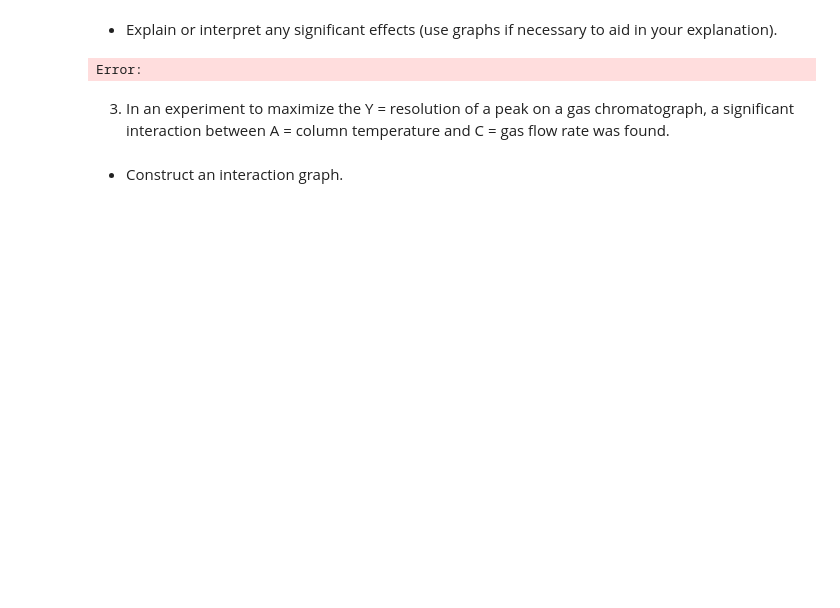
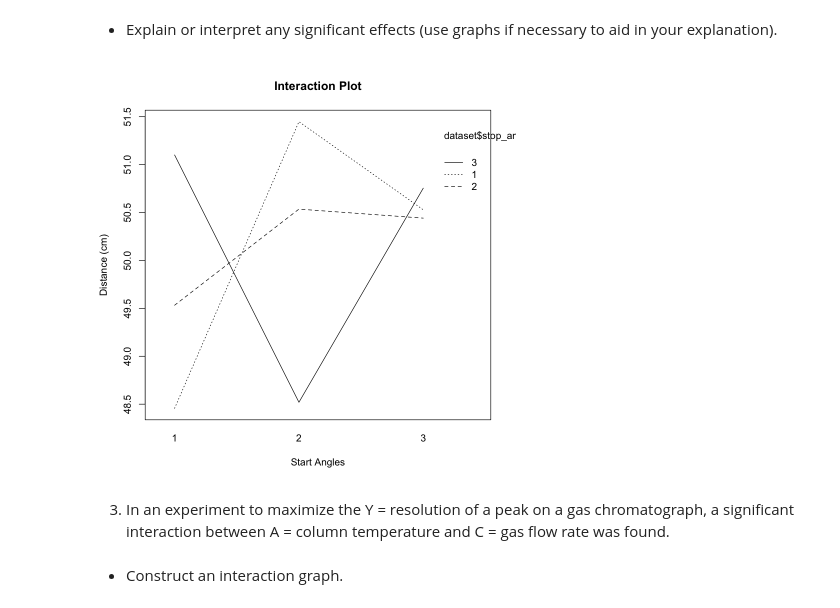
Before and after one commit to SandovalAguilar/estadistica, a Jupyter notebook: ejercicios_r/anova.ipynb, the cells around one changed output. Cells and saved outputs as stored; diff of their text form; code cells hidden in the pictures; blank space fills up the shorter version.

```diff
--- a/ejercicios_r/anova.ipynb
+++ b/ejercicios_r/anova.ipynb
@@ -88,13 +119,13 @@ Error:
 # %% [markdown]
 - If a catapult is available, conduct the list of experiments you wrote in part (b).
 # %%
-# Create a vector with random distances
+# Create a vector with random distances that follow a normal distribution
 set.seed(100)
-distance <- runif(18, min = 20, max = 100)
+distances <- rnorm(18, mean = 50, sd = sqrt(12))
 
 # Create a dataframe with the factors
 dataset <- data.frame(
-  distance = distance,
+  distances = distances,
   start_angles = randomize_design[1],
   stop_angles = randomize_design[2]
 )
@@ -138,13 +195,13 @@ Error:
 - Explain or interpret any significant effects (use graphs if necessary to aid in your explanation).
 # %%
 # Interaction plot
-interaction.plot(dataset$start_angles, dataset$stop_angles, dataset$distance, # nolint: line_length_linter.
+interaction.plot(dataset$start_angles, dataset$stop_angles, dataset$distances, # nolint: line_length_linter.
                  main = "Interaction Plot",
                  xlab = "Start Angles",
                  ylab = "Distance (cm)",
                  legend = TRUE)
 # %% [output]
-Error:
+[figure, added]
 # %% [markdown]
 3. In an experiment to maximize the Y = resolution of a peak on a gas chromatograph, a significant interaction between A = column temperature and C = gas flow rate was found.
 # %% [markdown]
```
Also changed, not shown: parts of 14 cells of this notebook.
